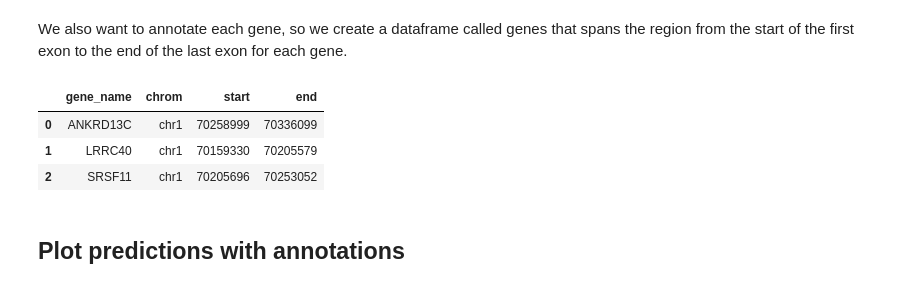
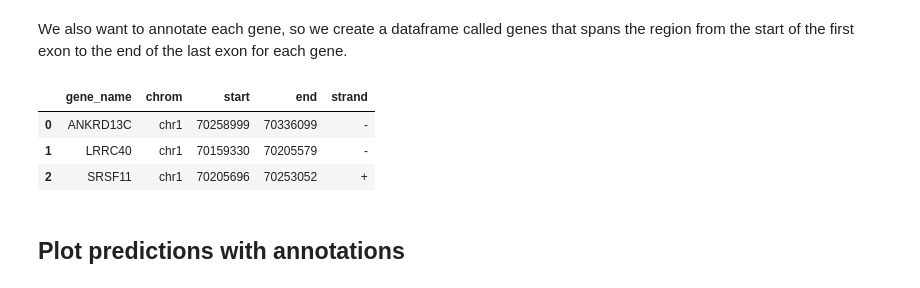
Before and after one commit to Genentech/gReLU, a Jupyter notebook: docs/tutorials/1_inference.ipynb, the cells around one changed output. Cells and saved outputs as stored; diff of their text form; code cells hidden in the pictures.

Commit message:
updated merge_intervals function to account for strand

```diff
--- a/docs/tutorials/1_inference.ipynb
+++ b/docs/tutorials/1_inference.ipynb
@@ -221,14 +221,14 @@ output_exons.head(3)
 We also want to annotate each gene, so we create a dataframe called genes that spans the region from the start of the first exon to the end of the last exon for each gene.
 # %%
 output_genes = grelu.data.preprocess.merge_intervals_by_column(
-    output_exons.iloc[:, :4], group_col="gene_name"
+    output_exons, group_col="gene_name"
 )
 output_genes
 # %% [output]
-|  | gene_name | chrom | start | end |
-| 0 | ANKRD13C | chr1 | 70258999 | 70336099 |
-| 1 | LRRC40 | chr1 | 70159330 | 70205579 |
-| 2 | SRSF11 | chr1 | 70205696 | 70253052 |
+|  | gene_name | chrom | start | end | strand |
+| 0 | ANKRD13C | chr1 | 70258999 | 70336099 | - |
+| 1 | LRRC40 | chr1 | 70159330 | 70205579 | - |
+| 2 | SRSF11 | chr1 | 70205696 | 70253052 | + |
 # %% [markdown]
 ## Plot predictions with annotations
 # %% [markdown]
```
Also changed, not shown: parts of 4 cells of this notebook, 2 other files.
